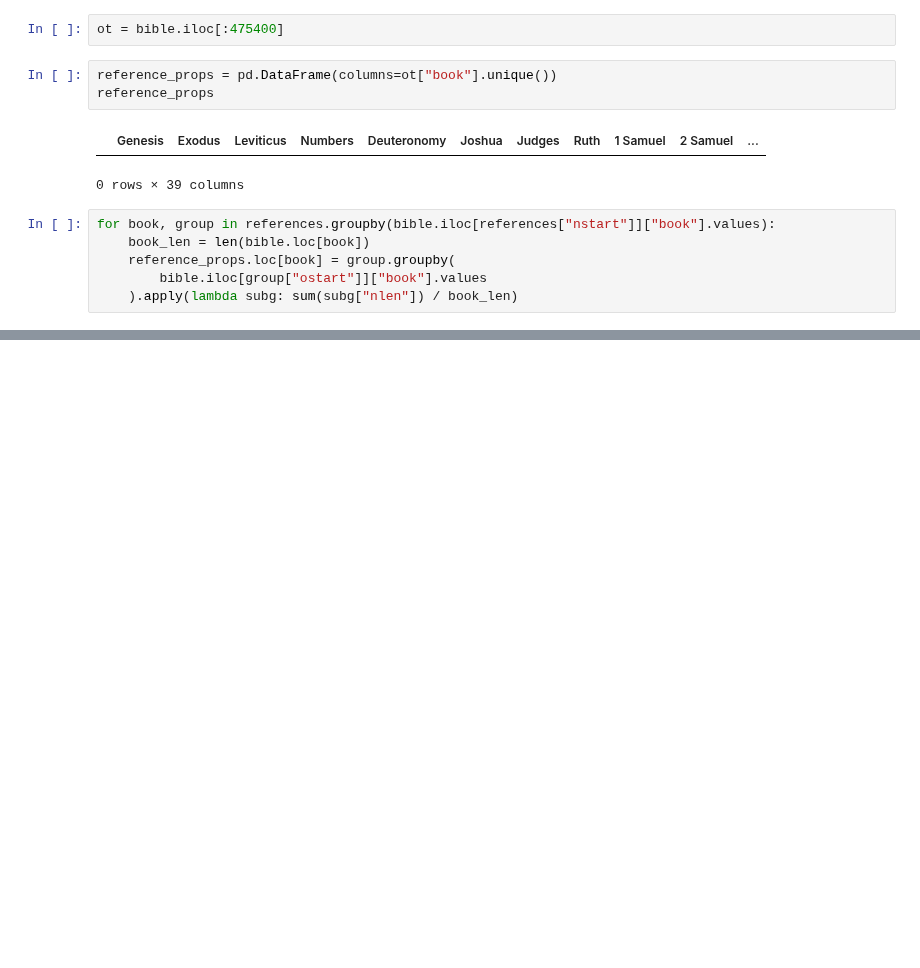
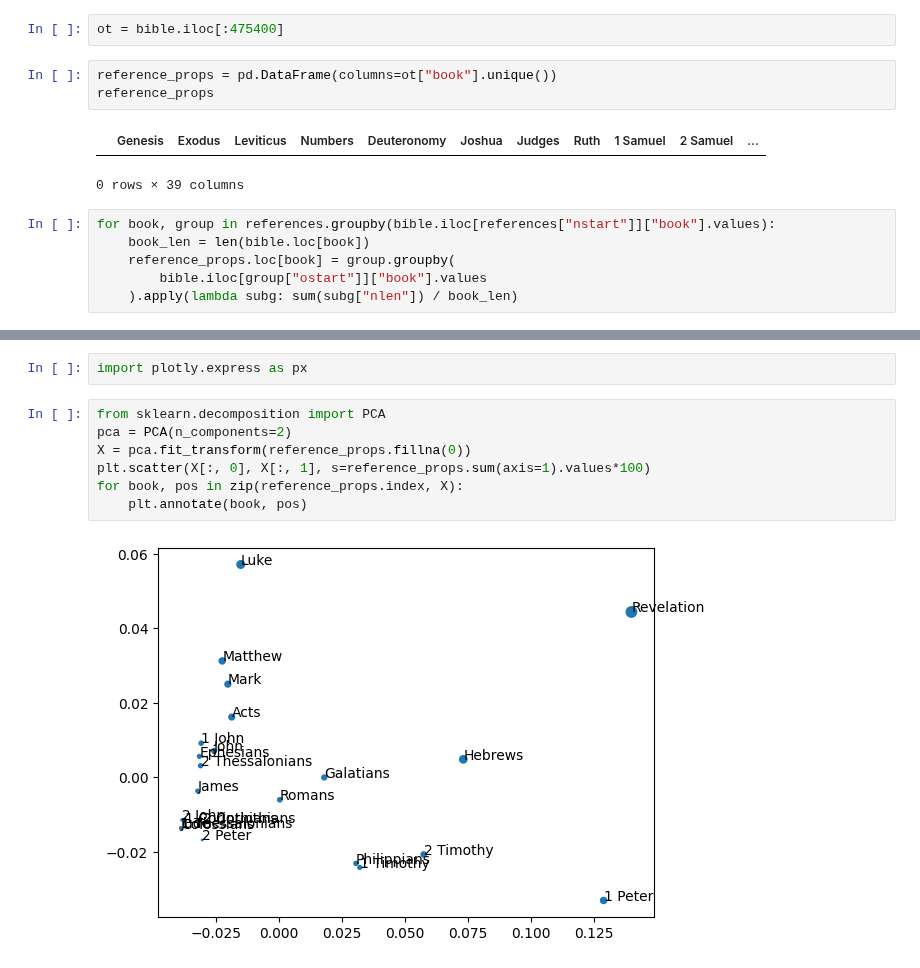
Before and after one commit to Tussky/Old-Testament-References, a Jupyter notebook: make-stuff-for-slides.ipynb, the cells around one changed output, grey strips where cells are left out. Cells and saved outputs as stored; diff of their text form; blank space fills up the shorter version.

```diff
--- a/make-stuff-for-slides.ipynb
+++ b/make-stuff-for-slides.ipynb
@@ -120,0 +121,11 @@ for book, pos in zip(reference_props.index, X):
+# %%
+import plotly.express as px
+# %%
+from sklearn.decomposition import PCA
+pca = PCA(n_components=2)
+X = pca.fit_transform(reference_props.fillna(0))
+plt.scatter(X[:, 0], X[:, 1], s=reference_props.sum(axis=1).values*100)
+for book, pos in zip(reference_props.index, X):
+    plt.annotate(book, pos)
+# %% [output]
+[figure, added]
```
Also changed, not shown: parts of 2 cells of this notebook, 1 other file.
